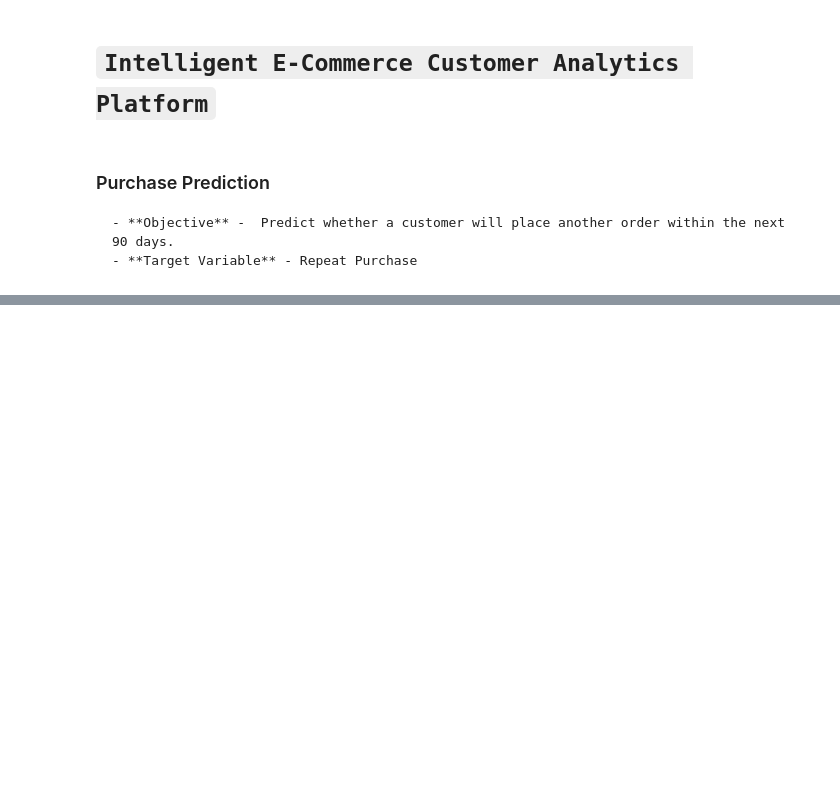
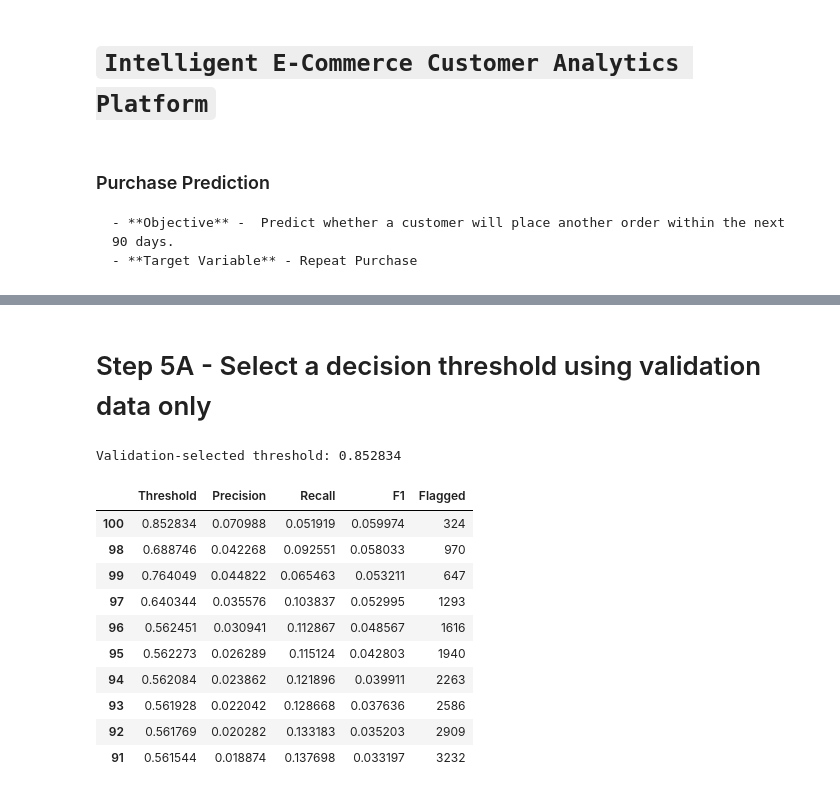
Before and after one commit to KanishkaRam/GUVI_E-Commerce-Customer-Analytics, a Jupyter notebook: notebooks/06_Purchase_Prediction.ipynb, the cells around one changed output, grey strips where cells are left out. Drawn from its saved outputs; the diff is of its cells as text; code cells hidden in the pictures; blank space fills up the shorter version.

```diff
--- a/notebooks/06_Purchase_Prediction.ipynb
+++ b/notebooks/06_Purchase_Prediction.ipynb
@@ -914,0 +220,39 @@ plt.show()
+# %% [markdown]
+# Step 5A - Select a decision threshold using validation data only
+# %%
+# Refit the selected candidate on fitting data only to obtain honest validation scores.
+validation_model = models[selected_name]
+validation_model.fit(fit_train[FEATURES], fit_train[TARGET])
+val_prob = validation_model.predict_proba(val[FEATURES])[:, 1]
+
+# Quantile grid handles weighted models whose probabilities may be poorly calibrated.
+threshold_grid = np.unique(np.r_[0.5, np.quantile(val_prob, np.linspace(0.50, 0.995, 100))])
+threshold_rows = []
+for threshold in threshold_grid:
+    val_pred = (val_prob >= threshold).astype(int)
+    threshold_rows.append({
+        'Threshold': float(threshold),
+        'Precision': precision_score(val[TARGET], val_pred, zero_division=0),
+        'Recall': recall_score(val[TARGET], val_pred, zero_division=0),
+        'F1': f1_score(val[TARGET], val_pred, zero_division=0),
+        'Flagged': int(val_pred.sum())
+    })
+threshold_results = pd.DataFrame(threshold_rows)
+threshold_results = threshold_results.sort_values(['F1', 'Precision', 'Threshold'], ascending=[False, False, False])
+selected_threshold = float(threshold_results.iloc[0]['Threshold'])
+print('Validation-selected threshold:', round(selected_threshold, 6))
+display(threshold_results.head(10))
+print('Warning: selecting on a single validation cutoff can be unstable with rare positives.')
+# %% [output]
+Validation-selected threshold: 0.852834
+|  | Threshold | Precision | Recall | F1 | Flagged |
+| 100 | 0.852834 | 0.070988 | 0.051919 | 0.059974 | 324 |
+| 98 | 0.688746 | 0.042268 | 0.092551 | 0.058033 | 970 |
+| 99 | 0.764049 | 0.044822 | 0.065463 | 0.053211 | 647 |
+| 97 | 0.640344 | 0.035576 | 0.103837 | 0.052995 | 1293 |
+| 96 | 0.562451 | 0.030941 | 0.112867 | 0.048567 | 1616 |
+| 95 | 0.562273 | 0.026289 | 0.115124 | 0.042803 | 1940 |
+| 94 | 0.562084 | 0.023862 | 0.121896 | 0.039911 | 2263 |
+| 93 | 0.561928 | 0.022042 | 0.128668 | 0.037636 | 2586 |
+| 92 | 0.561769 | 0.020282 | 0.133183 | 0.035203 | 2909 |
+| 91 | 0.561544 | 0.018874 | 0.137698 | 0.033197 | 3232 |
```
Also changed, not shown: parts of 76 cells of this notebook, 15 other files.
